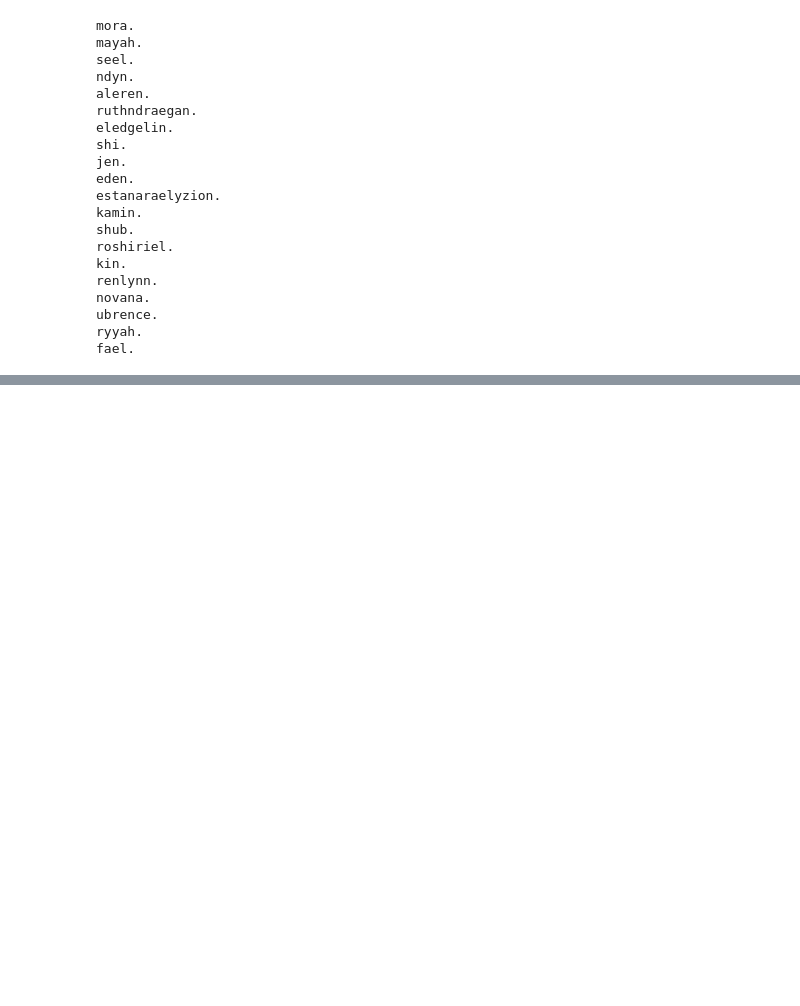
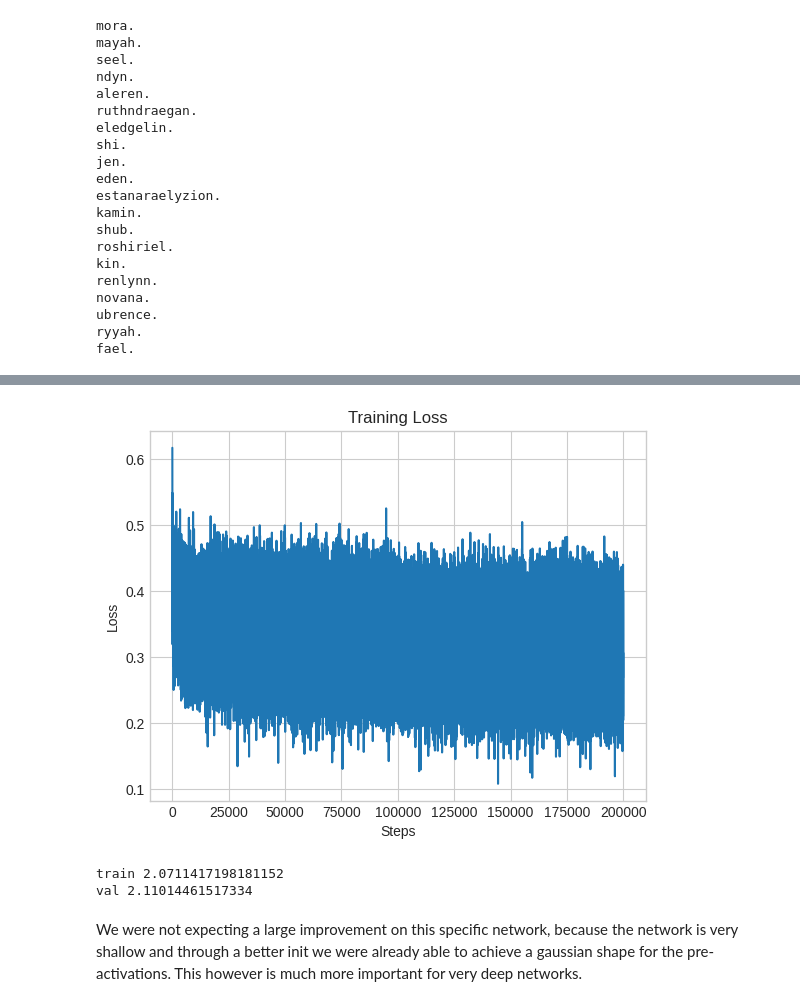
Before and after one commit to IamGianluca/dl, a Jupyter notebook: nbs/karpathy/makemore/makemore_part3_bn.ipynb, the cells around one changed output, grey strips where cells are left out. Drawn from its saved outputs; the diff is of its cells as text; code cells hidden in the pictures; blank space fills up the shorter version.

Commit message:
feat(makemore): batch norm

```diff
--- a/nbs/karpathy/makemore/makemore_part3_bn.ipynb
+++ b/nbs/karpathy/makemore/makemore_part3_bn.ipynb
@@ -1048,0 +1058,23 @@ fael.
+# %%
+# MLP
+n_embd = 10  # the dimensionality of the character embedding vectors
+n_hidden = 200  # the number of neurons in the hidden layer of the MLP
+
+g = torch.Generator().manual_seed(2147483647)  # for reproducibility
+C = torch.randn((vocab_size, n_embd), generator=g)
+W1 = torch.randn((n_embd * block_size, n_hidden), generator=g) * (5/3) / ((n_embd * block_size)**0.5)
+# b1 = torch.randn((n_hidden), generator=g) * 0.01
+W2 = torch.randn((n_hidden, vocab_size), generator=g) * (5/3) / ((n_hidden)**0.5)
+b2 = torch.randn((vocab_size), generator=g) * 0  # reset the bias term
+
+# batch norm parameters
+bngain = torch.ones((1, n_hidden))
+bnbias = torch.zeros((1, n_hidden))
+bnmean_running = torch.zeros((1, n_hidden))
+bnstd_running = torch.ones((1, n_hidden))
+
+parameters = [C, W1, W2, b2, bngain, bnbias]
+print(f"Number of trainable parameters: {sum(p.nelement() for p in parameters)}")  # total number of parameters in the model
+
+for p in parameters:
+    p.requires_grad = True
@@ -1048,0 +1148,34 @@ fael.
+# %%
+plt.plot(lossi)
+plt.title("Training Loss")
+plt.ylabel("Loss")
+plt.xlabel("Steps")
+plt.show()
+# %% [output]
+[figure, added]
+# %%
+@torch.no_grad()  # this decorator disable gradient tracking
+def split_loss(split: str):
+    x, y = {
+        "train": (x_trn, y_trn),
+        "val": (x_val, y_val),
+        "test": (x_tst, y_tst),
+    }[split]
+    emb = C[x]  # (bs, block_size, n_embd)
+    emb_cat = emb.view((emb.shape[0], -1))  # concat into (bs, block_size * n_embd)
+    h_pre_act = emb_cat @ W1 #+ b1  # (bs, n_hidden)
+
+    # --> BATCH NORM <--
+    h_pre_act = bngain * (h_pre_act - bnmean_running) / bnstd_running + bnbias
+    # --> BATCH NORM <--
+
+    h = torch.tanh(h_pre_act)  # (bs, n_hidden)
+    logits = h @ W2 + b2  # (bs, vocab_size)
+    loss = F.cross_entropy(logits, y)
+    print(split, loss.item())
+
+split_loss("train")
+split_loss("val")
+# %% [output]
+train 2.0711417198181152
+val 2.11014461517334
@@ -1048,0 +1204,2 @@ fael.
+# %% [markdown]
+We were not expecting a large improvement on this specific network, because the network is very shallow and through a better init we were already able to achieve a gaussian shape for the pre-activations. This however is much more important for very deep networks.
```
Also changed, not shown: parts of 13 cells of this notebook.
